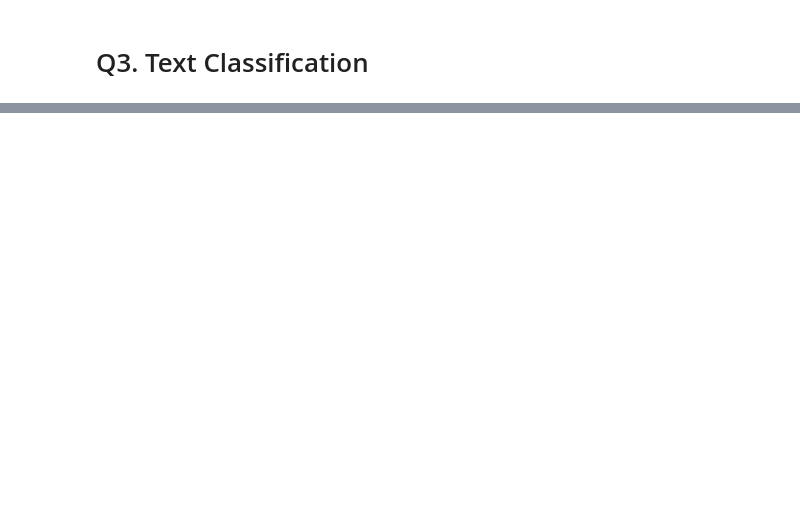
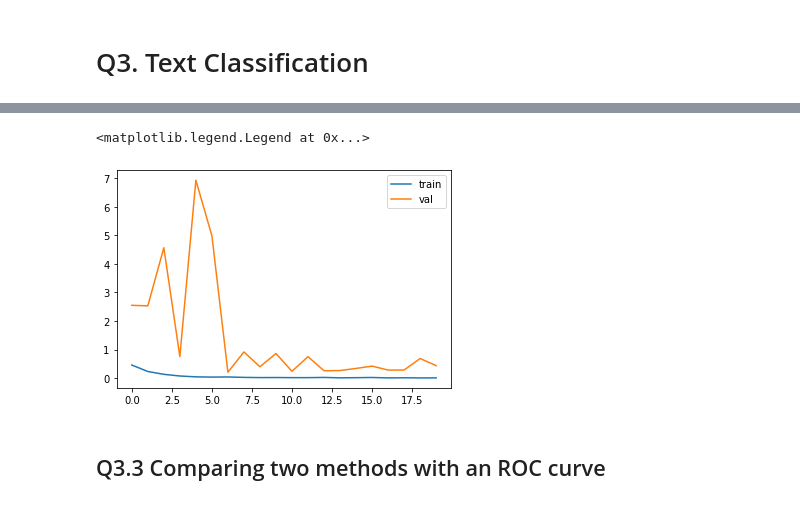
Before and after one commit to OliviaXu312/ANLY590, a Jupyter notebook: Assignment3.ipynb, the cells around one changed output, grey strips where cells are left out. Cells and saved outputs as stored; diff of their text form; code cells hidden in the pictures; blank space fills up the shorter version.

```diff
--- a/Assignment3.ipynb
+++ b/Assignment3.ipynb
@@ -362,0 +527,21 @@ Mounted at /content/gdrive/
+# %%
+max_chars_per_sentence = 50
+max_length_vocab = 26
+
+train_vecs_features = make_features(X_train, train_len, max_chars_per_sentence, max_length_vocab)
+test_vecs_features = make_features(X_test, test_len, max_chars_per_sentence, max_length_vocab)
+# %%
+Text_cnn_model = tfk.Sequential()
+Text_cnn_model.add(tfkl.Conv1D(filters=64, kernel_size=7, activation='relu', input_shape=(50, 26)))
+Text_cnn_model.add(tfkl.Conv1D(filters=32, kernel_size=7, activation='relu'))
+Text_cnn_model.add(tfkl.Conv1D(filters=16, kernel_size=5, activation='relu'))
+
+Text_cnn_model.add(tfkl.MaxPool1D(pool_size = 2))
+Text_cnn_model.add(tfkl.Conv1D(filters=6, kernel_size=3, activation='relu'))
+Text_cnn_model.add(tfkl.Flatten())
+Text_cnn_model.add(tfkl.Dense(4, activation='relu'))
+Text_cnn_model.add(tfkl.BatchNormalization())
+
+Text_cnn_model.add(tfkl.Dense(1, activation='sigmoid'))
+
+Text_cnn_model.summary()
@@ -362,0 +566,4 @@ Mounted at /content/gdrive/
+# %%
+Text_cnn_model.compile(loss='binary_crossentropy', optimizer=tfk.optimizers.RMSprop(lr=0.01),metrics=['accuracy'])
+Text_cnn_results = Text_cnn_model.fit(train_vecs_features, y_train, epochs=20, batch_size=128, shuffle=True,
+                         validation_data=(test_vecs_features, y_test))
@@ -362,0 +588,9 @@ Mounted at /content/gdrive/
+# %%
+plt.plot(Text_cnn_results.history["loss"])
+plt.plot(Text_cnn_results.history["val_loss"])
+plt.legend(labels=["train", "val"])
+# %% [output]
+<matplotlib.legend.Legend at 0x...>
+[figure, added]
+# %% [markdown]
+## Q3.3 Comparing two methods with an ROC curve
```
Also changed, not shown: parts of 23 cells of this notebook.
